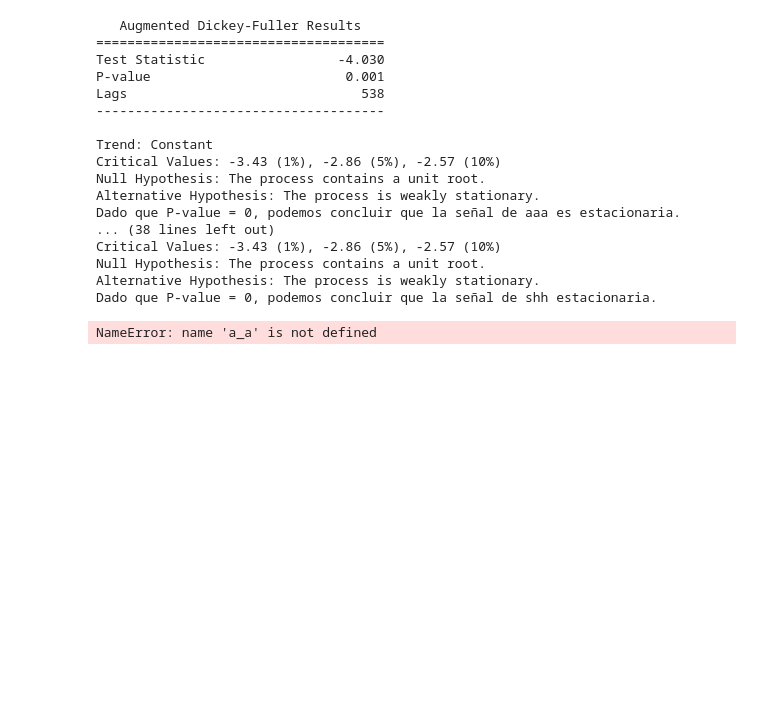
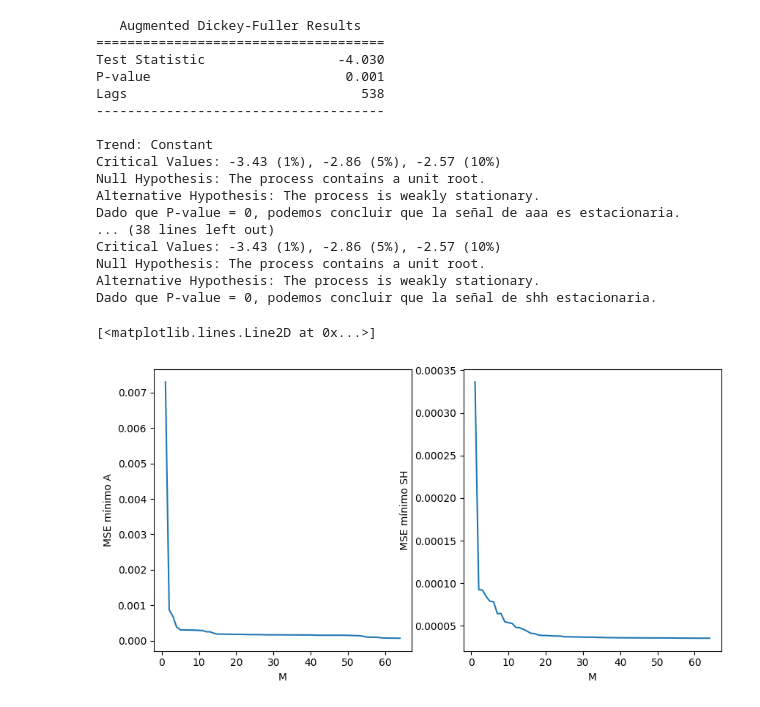
Before and after one commit to GonzaLinares/PASA_TP3, a Jupyter notebook: main.ipynb, the cells around one changed output. Cells and saved outputs as stored; diff of their text form; code cells hidden in the pictures; blank space fills up the shorter version.

```diff
--- a/main.ipynb
+++ b/main.ipynb
@@ -15,7 +15,7 @@ importlib.reload(hp)
 
 fs = 16000  # Frecuencia de muestreo
 # %%
-fs, signal, path = hp.getRecordedSignals()
+fss, signal, path = hp.getRecordedSignals()
 # %%
 from arch.unitroot import ADF
 from arch.unitroot import PhillipsPerron
@@ -70,30 +70,29 @@ Null Hypothesis: The process contains a unit root.
 Alternative Hypothesis: The process is weakly stationary.
 Dado que P-value = 0, podemos concluir que la señal de shh estacionaria.
 # %%
-Ms = np.linspace(1, 30, 30, dtype=int)
+Ms = np.linspace(1, 64, 64, dtype=int)
 jos_a = np.zeros(len(Ms))
 jos_sh = np.zeros(len(Ms))
 a_a = np.zeros((len(Ms), len(Ms)+1))
 a_sh = np.zeros((len(Ms), len(Ms)+1))
 
 fig, axs = plt.subplots(nrows=1, ncols=2, figsize=(10, 5))
 for i, M in enumerate(Ms):
     wo, jo, NMSE = hp.get_optimal_params(signal["a"][:-1], signal["a"], M)
     jos_a[i] = jo
     a_a[i][:i+2] = np.insert(-wo, 0, 1)
 
     wo, jo, NMSE = hp.get_optimal_params(signal["sh"][:-1], signal["sh"], M)
     jos_sh[i] = jo
     a_sh[i][:i+2] = np.insert(-wo, 0, 1)
 
 axs[0].set_xlabel('M')
-axs[0].set_ylabel('MSE mínimo')
+axs[0].set_ylabel('MSE mínimo A')
 axs[0].plot(Ms, jos_a)
 
 axs[1].set_xlabel('M')
-axs[1].set_ylabel('MSE mínimo')
+axs[1].set_ylabel('MSE mínimo SH')
 axs[1].plot(Ms, jos_sh)
+# %% [output]
+[<matplotlib.lines.Line2D at 0x...>]
+[figure, added]
-# %%
-e_foa = np.convolve(a_a[28], signal["a"])
-# %% [output]
-NameError: name 'a_a' is not defined
```
Also changed, not shown: parts of 4 cells of this notebook.
